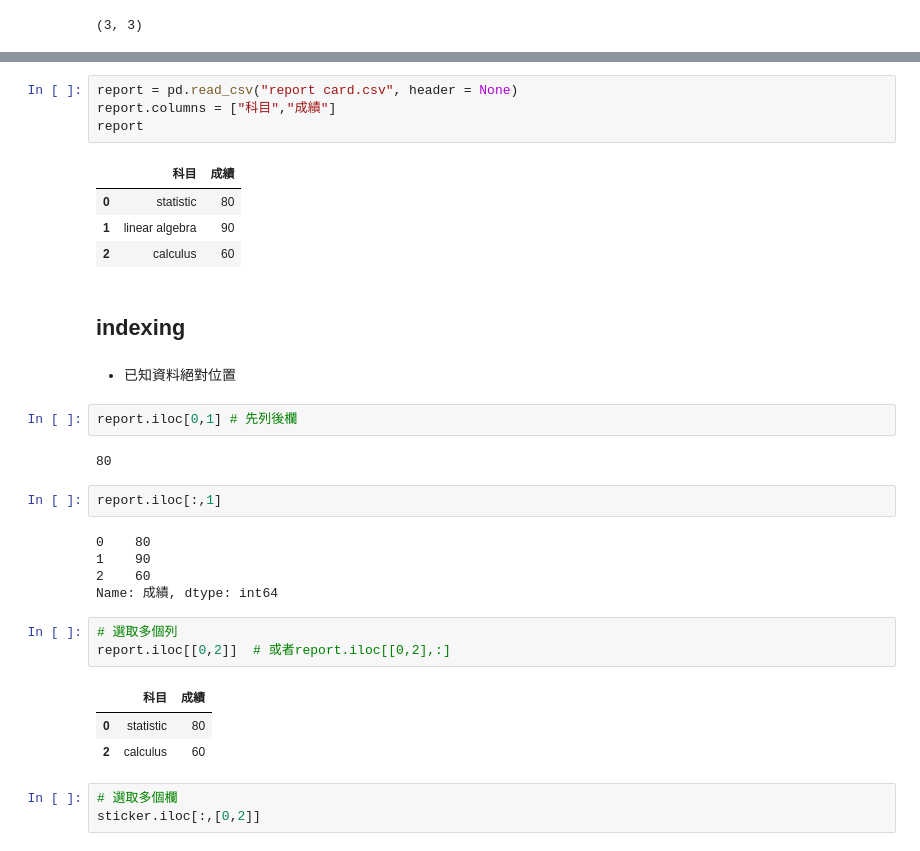
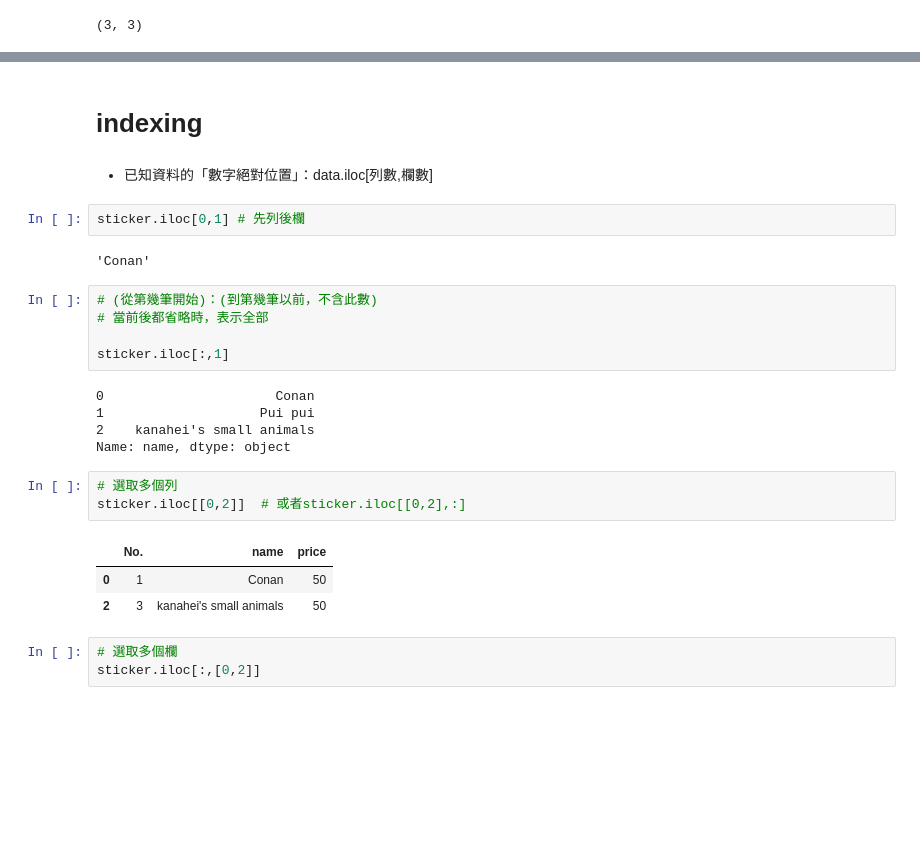
Before and after one commit to 105304039/110statistic_1, a Jupyter notebook: pandas(未完成).ipynb, the cells around one changed output, grey strips where cells are left out. Drawn from its saved outputs; the diff is of its cells as text; blank space fills up the shorter version.

```diff
--- a/pandas(未完成).ipynb
+++ b/pandas(未完成).ipynb
@@ -193,34 +229,28 @@ sticker
-# %%
-report = pd.read_csv("report card.csv", header = None)
-report.columns = ["科目","成績"]
-report
-# %% [output]
-|  | 科目 | 成績 |
-| 0 | statistic | 80 |
-| 1 | linear algebra | 90 |
-| 2 | calculus | 60 |
 # %% [markdown]
-## indexing
+# indexing
 # %% [markdown]
-* 已知資料絕對位置
+* 已知資料的「數字絕對位置」：data.iloc[列數,欄數]
 # %%
-report.iloc[0,1] # 先列後欄
+sticker.iloc[0,1] # 先列後欄
 # %% [output]
-80
+'Conan'
 # %%
-report.iloc[:,1]
+# (從第幾筆開始)：(到第幾筆以前，不含此數)
+# 當前後都省略時，表示全部
+
+sticker.iloc[:,1]
 # %% [output]
-0    80
-1    90
-2    60
-Name: 成績, dtype: int64
+0                      Conan
+1                    Pui pui
+2    kanahei's small animals
+Name: name, dtype: object
 # %%
 # 選取多個列
-report.iloc[[0,2]]  # 或者report.iloc[[0,2],:]
+sticker.iloc[[0,2]]  # 或者sticker.iloc[[0,2],:]
 # %% [output]
-|  | 科目 | 成績 |
-| 0 | statistic | 80 |
-| 2 | calculus | 60 |
+|  | No. | name | price |
+| 0 | 1 | Conan | 50 |
+| 2 | 3 | kanahei's small animals | 50 |
 # %%
 # 選取多個欄
 sticker.iloc[:,[0,2]]
```
Also changed, not shown: parts of 82 cells of this notebook.
